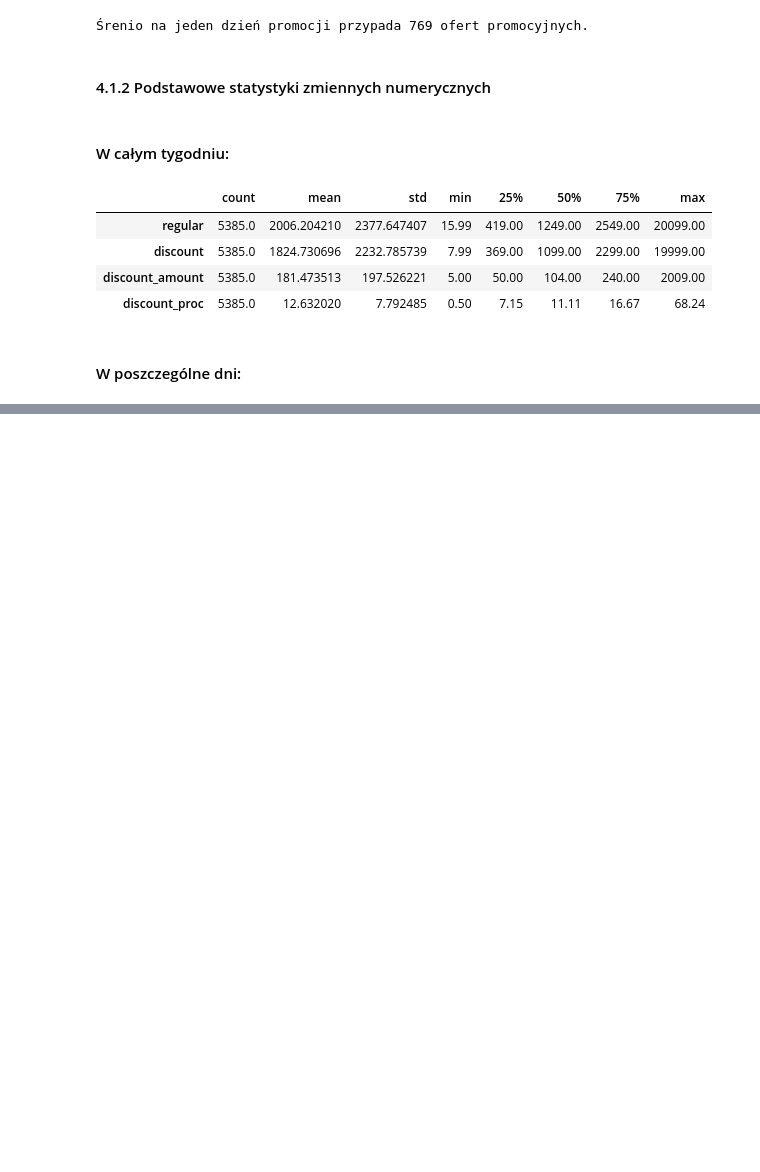
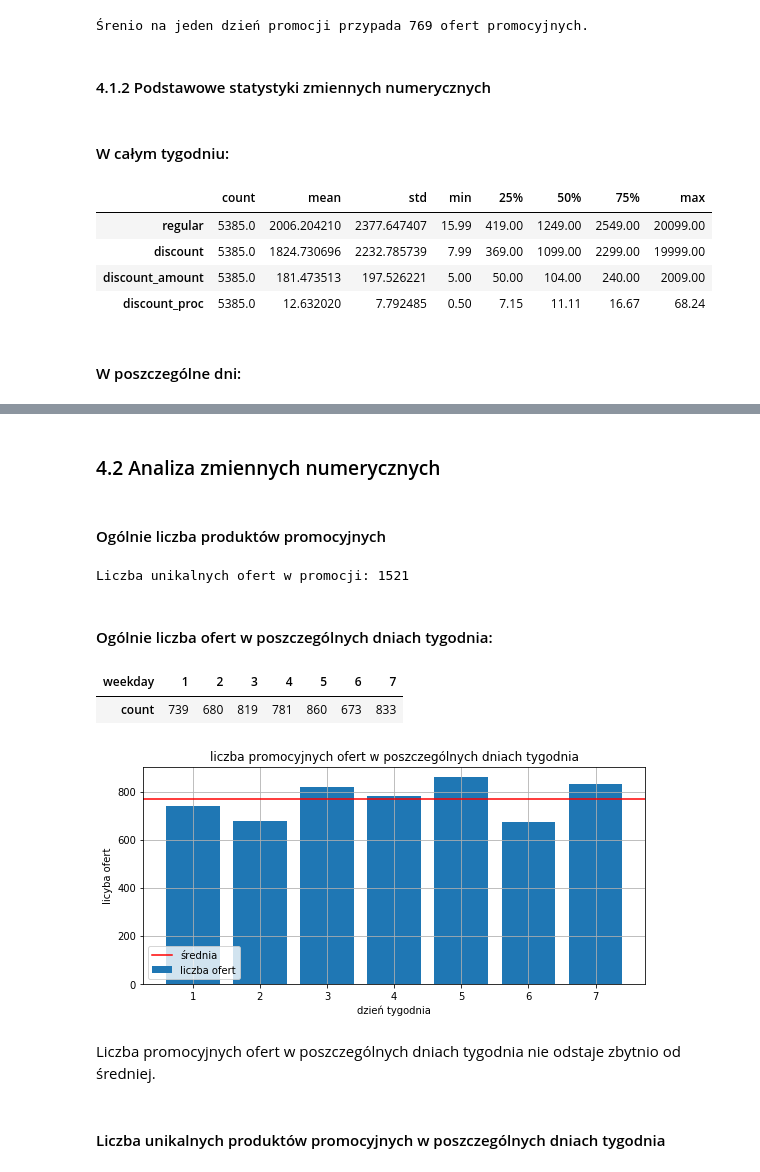
Before and after one commit to grzegorzpokorski/nocna-promocja-euro.com.pl, a Jupyter notebook: data_analysis.ipynb, the cells around one changed output, grey strips where cells are left out. Drawn from its saved outputs; the diff is of its cells as text; code cells hidden in the pictures; blank space fills up the shorter version.

Commit message:
dodanie wizualizacji różnorodności oferty promocyjnej w poszczególnych dniach tygodnia

```diff
--- a/data_analysis.ipynb
+++ b/data_analysis.ipynb
@@ -355,0 +279,35 @@ Wszystkich jednak zawsze w promocjach najbardziej interesuje cena. Z powyższej
+# %% [markdown]
+### 4.2 Analiza zmiennych numerycznych
+# %% [markdown]
+#### Ogólnie liczba produktów promocyjnych
+# %%
+print(f'Liczba unikalnych ofert w promocji: {len(df.plu.unique())}')
+# %% [output]
+Liczba unikalnych ofert w promocji: 1521
+# %% [markdown]
+#### Ogólnie liczba ofert w poszczególnych dniach tygodnia:
+# %%
+amount = df.set_index('weekday').groupby('weekday')['plu'].agg(['count'])
+amount = amount.T
+amount
+# %% [output]
+| weekday | 1 | 2 | 3 | 4 | 5 | 6 | 7 |
+| count | 739 | 680 | 819 | 781 | 860 | 673 | 833 |
+# %%
+plt.figure(figsize=(9,4))
+plt.bar(amount.columns.tolist(), amount.iloc[0].values, label='liczba ofert')
+plt.title('liczba promocyjnych ofert w poszczególnych dniach tygodnia')
+plt.xlabel('dzień tygodnia')
+plt.ylabel('licyba ofert')
+plt.axhline(y=amount.iloc[0].values.mean(), color = 'r', linestyle = '-', label='średnia')
+plt.legend(loc='lower left')
+plt.grid()
+plt.show()
+# %% [output]
+[figure, added]
+# %% [markdown]
+<p>
+    Liczba promocyjnych ofert w poszczególnych dniach tygodnia nie odstaje zbytnio od średniej.
+    </p>
+# %% [markdown]
+#### Liczba unikalnych produktów promocyjnych w poszczególnych dniach tygodnia
```
Also changed, not shown: parts of 25 cells of this notebook.
